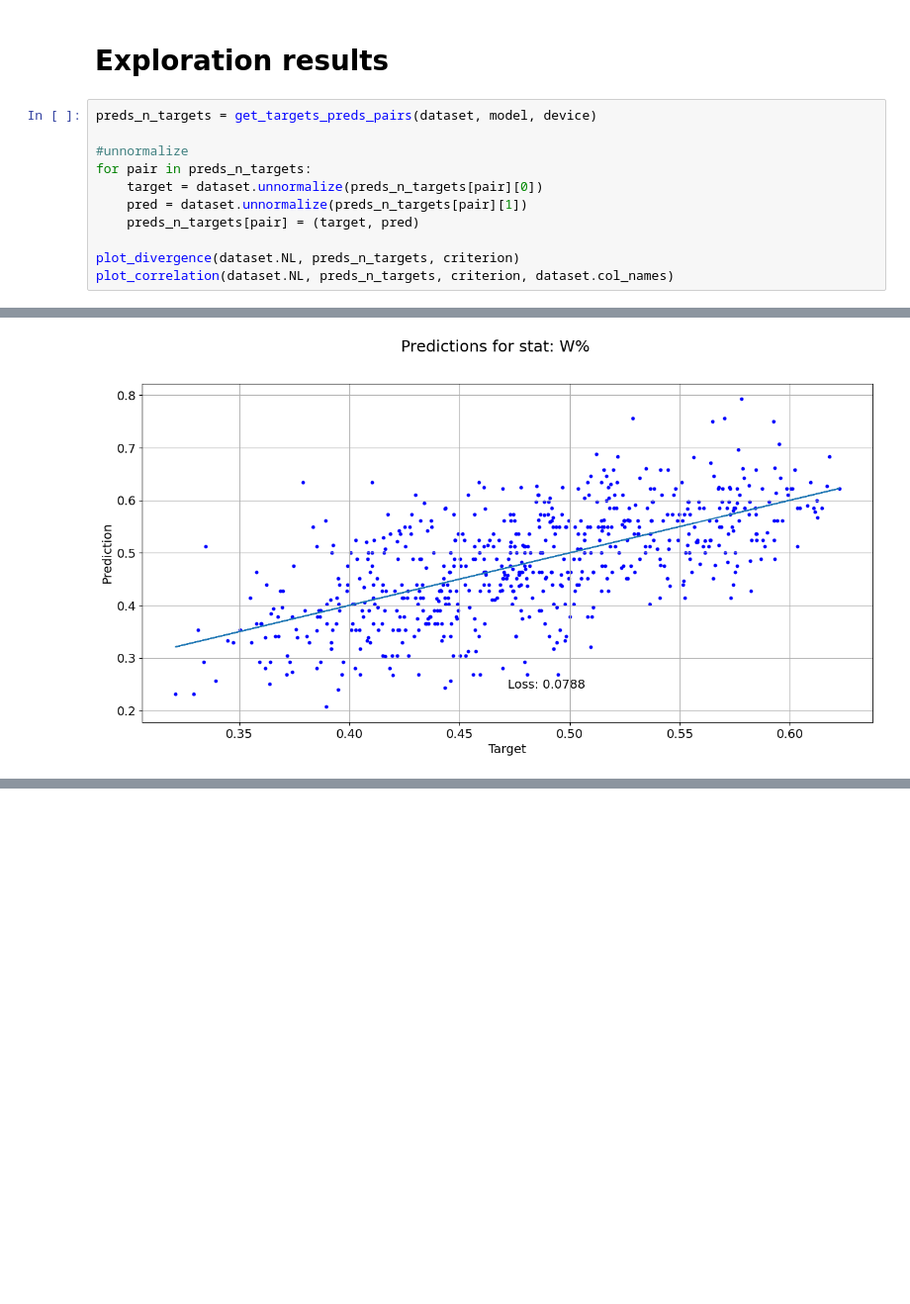
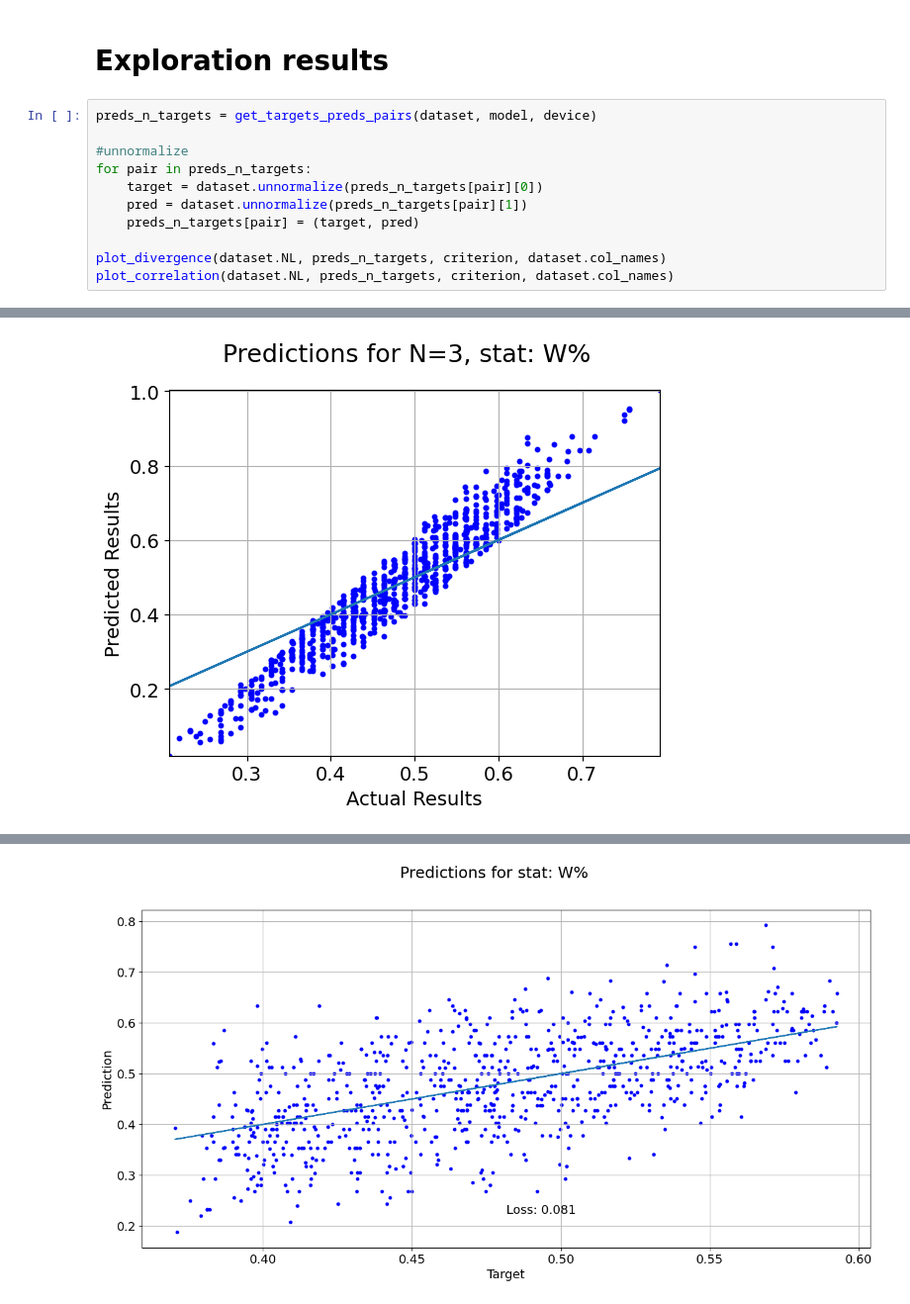
Before and after one commit to RandumbRobot/hockey-player-stats-predictor, a Jupyter notebook: TeamStandalone_VaryingN_eval.ipynb, the cells around one changed output, grey strips where cells are left out. Shown at 99% size. Cells and saved outputs as stored; diff of their text form; blank space fills up the shorter version.

```diff
--- a/TeamStandalone_VaryingN_eval.ipynb
+++ b/TeamStandalone_VaryingN_eval.ipynb
@@ -183,6 +183,6 @@ for pair in preds_n_targets:
     pred = dataset.unnormalize(preds_n_targets[pair][1])
     preds_n_targets[pair] = (target, pred)
 
-plot_divergence(dataset.NL, preds_n_targets, criterion)
+plot_divergence(dataset.NL, preds_n_targets, criterion, dataset.col_names)
 plot_correlation(dataset.NL, preds_n_targets, criterion, dataset.col_names)
 # %% [output]
@@ -191 +191 @@ plot_correlation(dataset.NL, preds_n_targets, criterion, dataset.col_names)
-[figure, old version]
+[figure, new version]
@@ -192,0 +197 @@ plot_correlation(dataset.NL, preds_n_targets, criterion, dataset.col_names)
+[figure, added]
```
Also changed, not shown: parts of 5 cells of this notebook, 5 other files.
